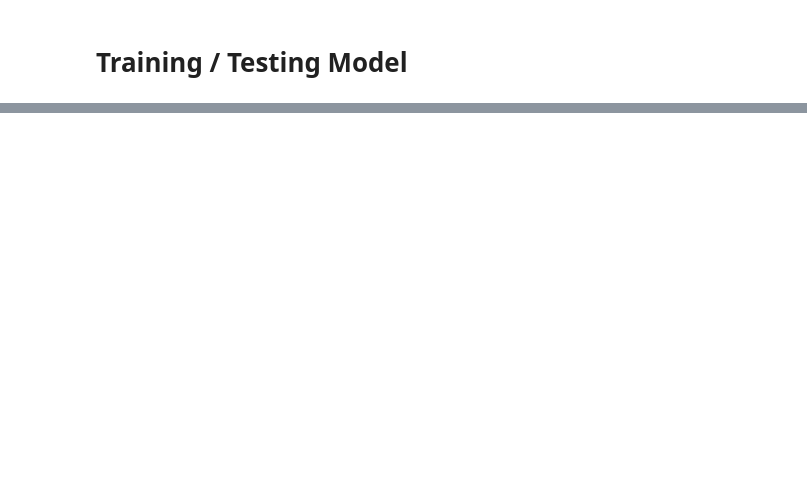
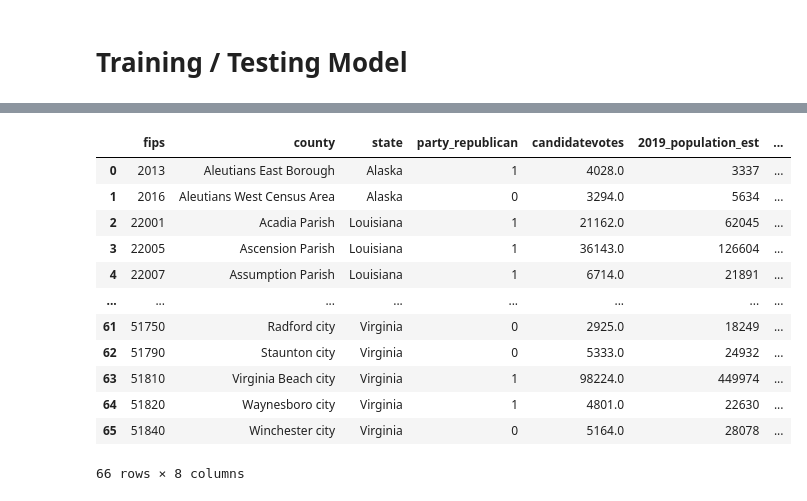
Before and after one commit to CCom20/covid-ml-application, a Jupyter notebook: notebooks/county_machine_learning_notebook.ipynb, the cells around one changed output, grey strips where cells are left out. Saved outputs shown, nothing was run; the diff lists cells and outputs as text; code cells hidden in the pictures; blank space fills up the shorter version.

Commit message:
finished prediction modeling for machine learning, on to final legs of the project

```diff
--- a/notebooks/county_machine_learning_notebook.ipynb
+++ b/notebooks/county_machine_learning_notebook.ipynb
@@ -182,0 +279,4 @@ pd.DataFrame(results)
+# %%
+missing_x = predict_df.iloc[:, 3:]
+# %%
+predictions = model.predict(missing_x)
@@ -182,0 +285,3 @@ pd.DataFrame(results)
+# %%
+for x in predictions:
+    print(x[0])
@@ -182,0 +306,26 @@ pd.DataFrame(results)
+# %%
+predictions_list = []
+
+for x in predictions:
+    if x < 0:
+        x = 0
+        predictions_list.append(x)
+    else:
+        predictions_list.append(round(x[0]))
+predict_df["predicted_cases"] = predictions_list
+# %%
+predict_df
+# %% [output]
+|  | fips | county | state | party_republican | candidatevotes | 2019_population_est | ... |
+| 0 | 2013 | Aleutians East Borough | Alaska | 1 | 4028.0 | 3337 | ... |
+| 1 | 2016 | Aleutians West Census Area | Alaska | 0 | 3294.0 | 5634 | ... |
+| 2 | 22001 | Acadia Parish | Louisiana | 1 | 21162.0 | 62045 | ... |
+| 3 | 22005 | Ascension Parish | Louisiana | 1 | 36143.0 | 126604 | ... |
+| 4 | 22007 | Assumption Parish | Louisiana | 1 | 6714.0 | 21891 | ... |
+| ... | ... | ... | ... | ... | ... | ... | ... |
+| 61 | 51750 | Radford city | Virginia | 0 | 2925.0 | 18249 | ... |
+| 62 | 51790 | Staunton city | Virginia | 0 | 5333.0 | 24932 | ... |
+| 63 | 51810 | Virginia Beach city | Virginia | 1 | 98224.0 | 449974 | ... |
+| 64 | 51820 | Waynesboro city | Virginia | 1 | 4801.0 | 22630 | ... |
+| 65 | 51840 | Winchester city | Virginia | 0 | 5164.0 | 28078 | ... |
+66 rows × 8 columns
```
Also changed, not shown: parts of 81 cells of this notebook, 1 other file.
